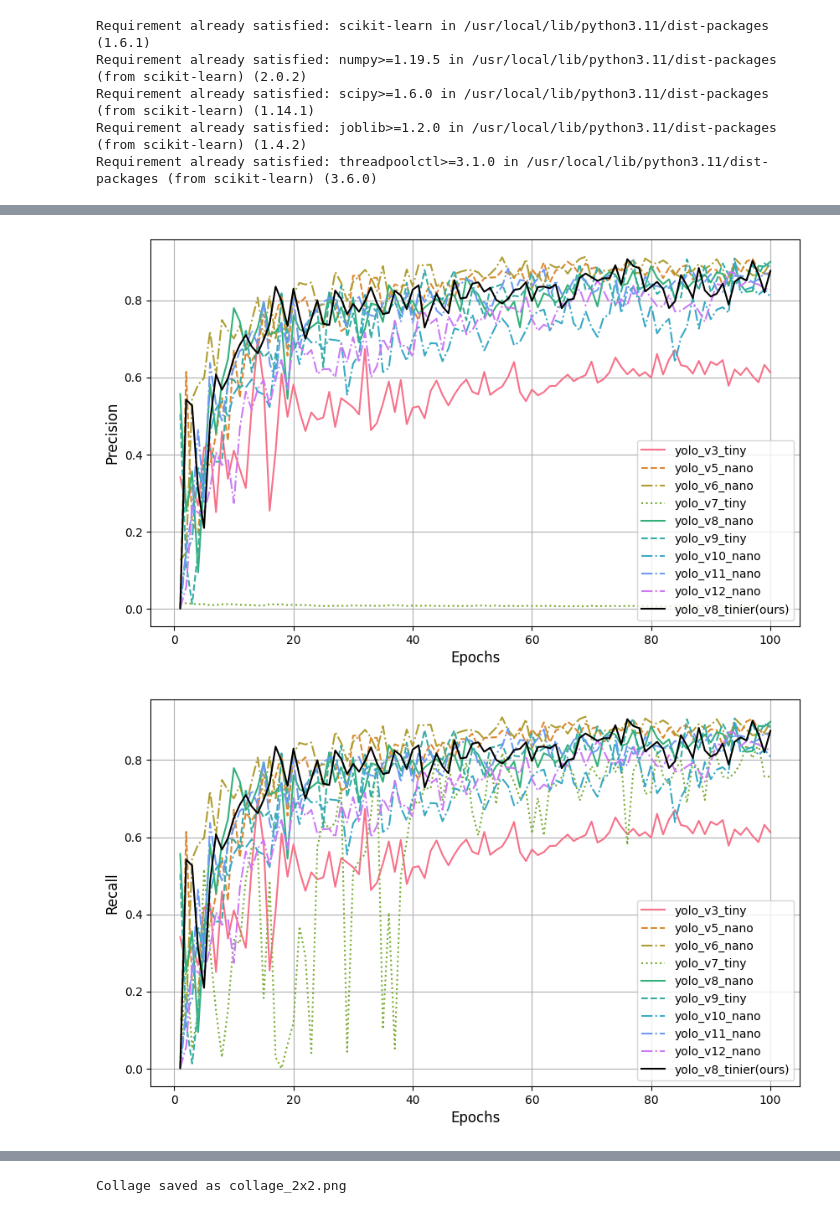
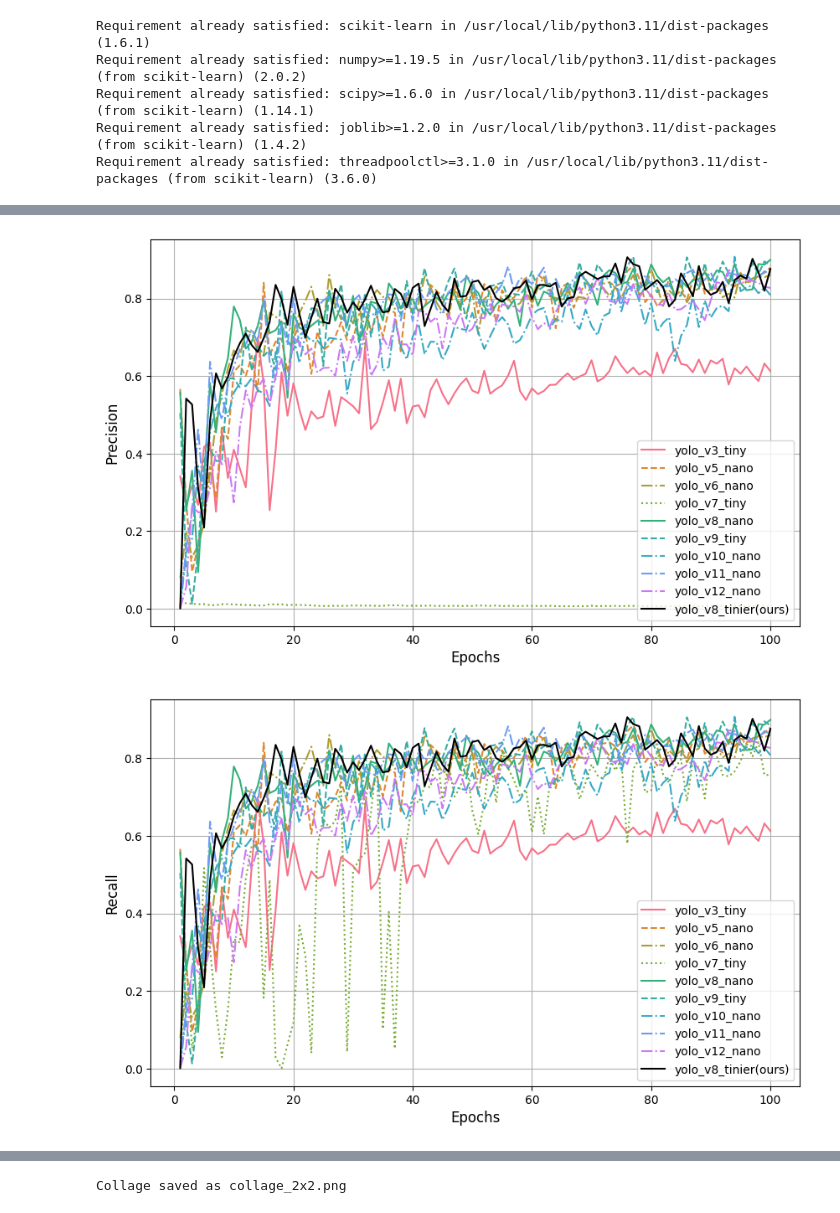
Before and after one commit to programminghunk/sugarcane, a Jupyter notebook: graphs.ipynb, the cells around one changed output, grey strips where cells are left out. Saved outputs shown, nothing was run; the diff lists cells and outputs as text; code cells hidden in the pictures.

```diff
--- a/graphs.ipynb
+++ b/graphs.ipynb
@@ -153,8 +153,8 @@ plt.show()
 # %%
 column_0 = data_v3.iloc[:, 0]
 column_1 = data_v3.iloc[:, 4]
-column_2 = data_v5.iloc[:, 4]
-column_3 = data_v6.iloc[:, 4]
+column_2 = data_v5.iloc[:, 5]
+column_3 = data_v6.iloc[:, 5]
 column_4 = data_v7.iloc[:, 4]
 column_5 = data_v8.iloc[:, 5]
 column_6 = data_v9.iloc[:, 5]
@@ -162,39 +162,39 @@ column_7 = data_v10.iloc[:,5]
 column_8 = data_v11.iloc[:,5]
 column_9 = data_v12.iloc[:,5]
 column_10 = data_v8_custom.iloc[:, 5]
 
 
 # Increase figure size for better readability
 plt.figure(figsize=(10, 6))
 palette = sns.color_palette("husl", 10)
 sns.lineplot(x=column_0, y=column_1,label='yolo_v3_tiny',color=palette[0],linestyle="-")
 sns.lineplot(x=column_0, y=column_2,label='yolo_v5_nano',color=palette[1],linestyle="--")
 sns.lineplot(x=column_0, y=column_3,label='yolo_v6_nano',color=palette[2],linestyle="-.")
 sns.lineplot(x=column_0, y=column_4,label='yolo_v7_tiny',color=palette[3],linestyle=":")
 sns.lineplot(x=column_0, y=column_5,label='yolo_v8_nano',color=palette[4], linestyle="-")
 sns.lineplot(x=column_0, y=column_6,label='yolo_v9_tiny',color=palette[5], linestyle="--")
 sns.lineplot(x=column_0, y=column_7,label='yolo_v10_nano',color=palette[6], linestyle="-.")
 sns.lineplot(x=column_0, y=column_8,label='yolo_v11_nano',color=palette[7], linestyle="-.")
 sns.lineplot(x=column_0, y=column_9,label='yolo_v12_nano',color=palette[8], linestyle="-.")
 sns.lineplot(x=column_0, y=column_10,label='yolo_v8_tinier(ours)', color='black',linestyle="-")
 #plt.title('Precision: Comparison of YOLO Tiny Models (v3 to v12)', fontsize=16)
 plt.xlabel('Epochs', fontsize=12)  # Increase x-axis label font size
 plt.ylabel('Precision', fontsize=12)  # Increase y-axis label font si2
 
 # Customize legend for better visibility
 plt.legend(fontsize=10, loc='lower right')  # Adjust legend font size and location
 
 # Add grid lines for better visual structure
 plt.grid(True)
 
 plt.show()
 # %% [output]
-[figure, old version]
+[figure, new version]
 # %%
 column_0 = data_v3.iloc[:, 0]
 column_1 = data_v3.iloc[:, 4]
-column_2 = data_v5.iloc[:, 4]
-column_3 = data_v6.iloc[:, 4]
+column_2 = data_v5.iloc[:, 5]
+column_3 = data_v6.iloc[:, 5]
 column_4 = data_v7.iloc[:, 8]
 column_5 = data_v8.iloc[:, 5]
 column_6 = data_v9.iloc[:, 5]
@@ -229,7 +229,7 @@ plt.grid(True)
 
 plt.show()
 # %% [output]
-[figure, old version]
+[figure, new version]
 # %%
 column_0 = data_v3.iloc[:, 0]
 column_1 = data_v3.iloc[:, 5]
```
Also changed, not shown: parts of 6 cells of this notebook.
